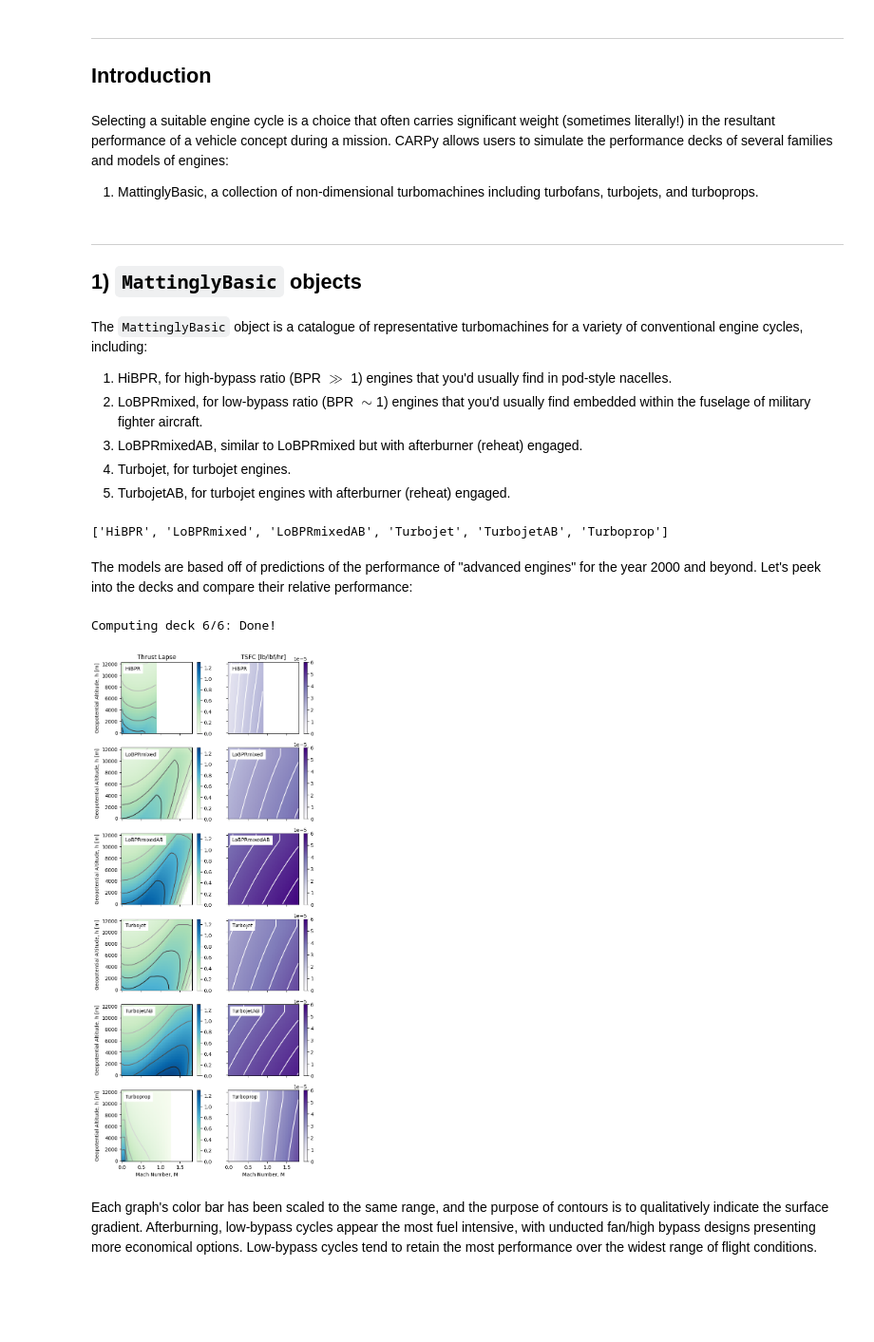
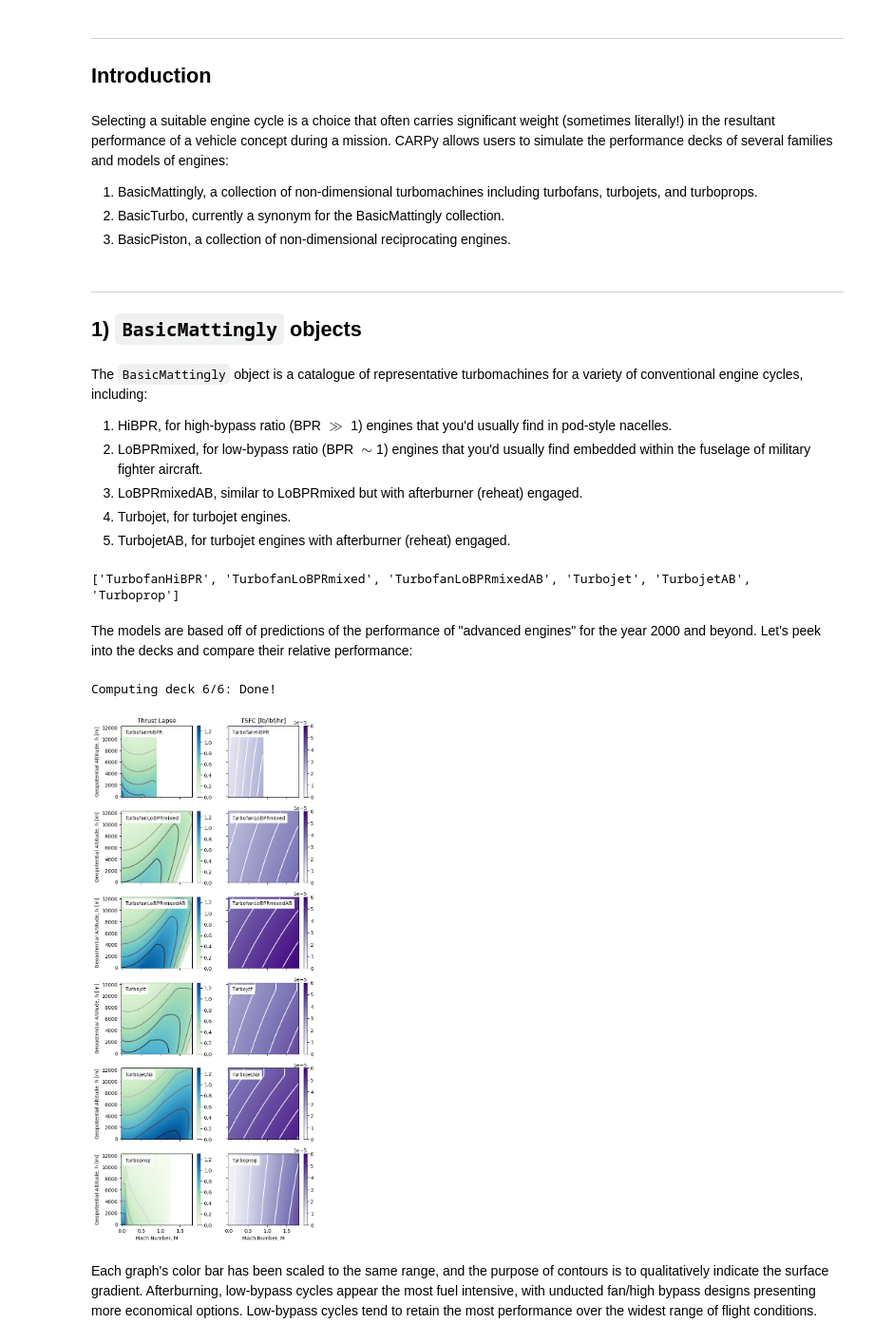
Before and after one commit to yaseen157/carpy, a Jupyter notebook: docs/source/user/Engine Performance Decks.ipynb, the cells around one changed output. Shown: that part at 95% size. Cells and saved outputs as stored; diff of their text form; code cells hidden in the pictures; blank space fills up the shorter version.

```diff
--- a/docs/source/user/Engine Performance Decks.ipynb
+++ b/docs/source/user/Engine Performance Decks.ipynb
@@ -12,12 +12,14 @@ warnings.simplefilter("ignore")  # <-- Suppress warnings
 Selecting a suitable engine cycle is a choice that often carries significant weight (sometimes literally!) in the resultant performance of a vehicle concept during a mission.
 CARPy allows users to simulate the performance decks of several families and models of engines:
 
-1. MattinglyBasic, a collection of non-dimensional turbomachines including turbofans, turbojets, and turboprops.
+1. BasicMattingly, a collection of non-dimensional turbomachines including turbofans, turbojets, and turboprops.
+2. BasicTurbo, currently a synonym for the BasicMattingly collection.
+3. BasicPiston, a collection of non-dimensional reciprocating engines.
 # %% [markdown]
 ***
-## 1) `MattinglyBasic` objects
+## 1) `BasicMattingly` objects
 # %% [markdown]
-The `MattinglyBasic` object is a catalogue of representative turbomachines for a variety of conventional engine cycles, including:
+The `BasicMattingly` object is a catalogue of representative turbomachines for a variety of conventional engine cycles, including:
 
 1. HiBPR, for high-bypass ratio (BPR $\gg$ 1) engines that you'd usually find in pod-style nacelles.
 2. LoBPRmixed, for low-bypass ratio (BPR $\sim$1) engines that you'd usually find embedded within the fuselage of military fighter aircraft.
@@ -25,13 +27,13 @@ The `MattinglyBasic` object is a catalogue of representative turbomachines for a
 4. Turbojet, for turbojet engines.
 5. TurbojetAB, for turbojet engines with afterburner (reheat) engaged.
 # %%
-from carpy.propulsion import MattinglyBasic
+from carpy.propulsion import BasicMattingly
 
-# Collect the names of the classes in the MattinglyBasic catalogue
-turbomachines = [attribute for attribute in dir(MattinglyBasic) if not attribute.startswith("_")]
+# Collect the names of the classes in the BasicMattingly catalogue
+turbomachines = [attribute for attribute in dir(BasicMattingly) if not attribute.startswith("_")]
 print(turbomachines)
 # %% [output]
-['HiBPR', 'LoBPRmixed', 'LoBPRmixedAB', 'Turbojet', 'TurbojetAB', 'Turboprop']
+['TurbofanHiBPR', 'TurbofanLoBPRmixed', 'TurbofanLoBPRmixedAB', 'Turbojet', 'TurbojetAB', 'Turboprop']
 # %% [markdown]
 The models are based off of predictions of the performance of "advanced engines" for the year 2000 and beyond.
 Let's peek into the decks and compare their relative performance:
@@ -56,36 +58,36 @@ for i, classname in enumerate(turbomachines):
     print(f"\rComputing deck {i+1}/{figrows}: {classname}...", end=" "*16)
 
     # Instantiate relevant engine deck and compute dependent values
-    enginedeck = getattr(MattinglyBasic, classname)()
+    enginedeck = getattr(BasicMattingly, classname)()
     Tlapse = enginedeck.Tlapse(mesh_M, mesh_h)
     TSFC = enginedeck.TSFC(mesh_M, mesh_h)
 
     # Plot data
     cm0 = axs[i][0].pcolormesh(mesh_M, mesh_h, Tlapse, vmin=0, vmax=1.3, cmap="GnBu")
     cs0 = axs[i][0].contour(mesh_M, mesh_h, Tlapse, cmap="binary", levels=5)
     cm1 = axs[i][1].pcolormesh(mesh_M, mesh_h, TSFC, vmin=0, vmax=6e-5, cmap="Purples")
     cs1 = axs[i][1].contour(mesh_M, mesh_h, TSFC, colors="white", levels=5)
 
     fig.colorbar(cm0, ax=axs[i][0])
     fig.colorbar(cm1, ax=axs[i][1])
 
     xtext, ytext = 0.05 * Machs.max(), 0.95 * altitudes.max()
     axs[i][0].text(xtext, ytext, classname, backgroundcolor="white", va="top")
     axs[i][1].text(xtext, ytext, classname, backgroundcolor="white", va="top")
     axs[i][0].set_ylabel("Geopotential Altitude, h [m]")
 
 else:
     print(f"\rComputing deck {i+1}/{figrows}: Done!"+" "*20)
 
     axs[0][0].set_title("Thrust Lapse")
     axs[0][1].set_title("TSFC [lb/lbf/hr]")
     axs[i][0].set_xlabel("Mach Number, M")
     axs[i][1].set_xlabel("Mach Number, M")
 
 plt.show()
 # %% [output]
 Computing deck 6/6: Done!
-[figure, old version]
+[figure, new version]
 # %% [markdown]
 Each graph's color bar has been scaled to the same range, and the purpose of contours is to qualitatively indicate the surface gradient.
 Afterburning, low-bypass cycles appear the most fuel intensive, with unducted fan/high bypass designs presenting more economical options.
```
Also changed, not shown: parts of 6 cells of this notebook, 1 other file.
